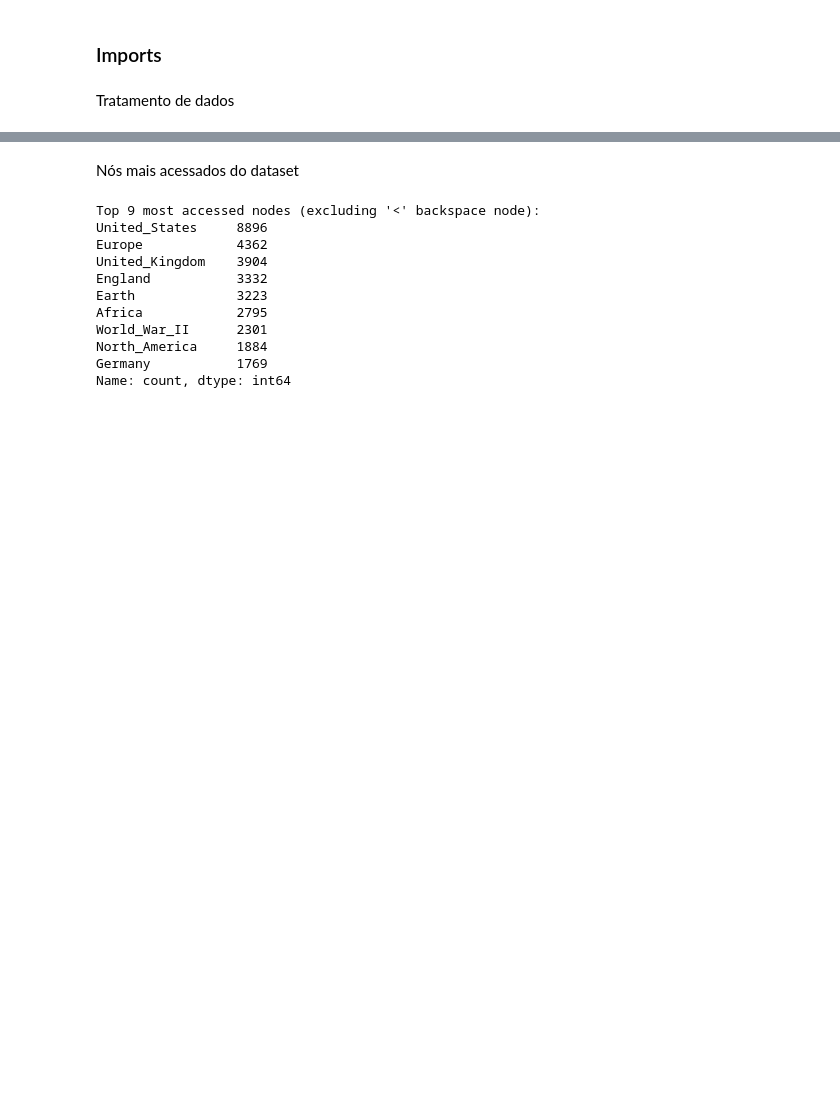
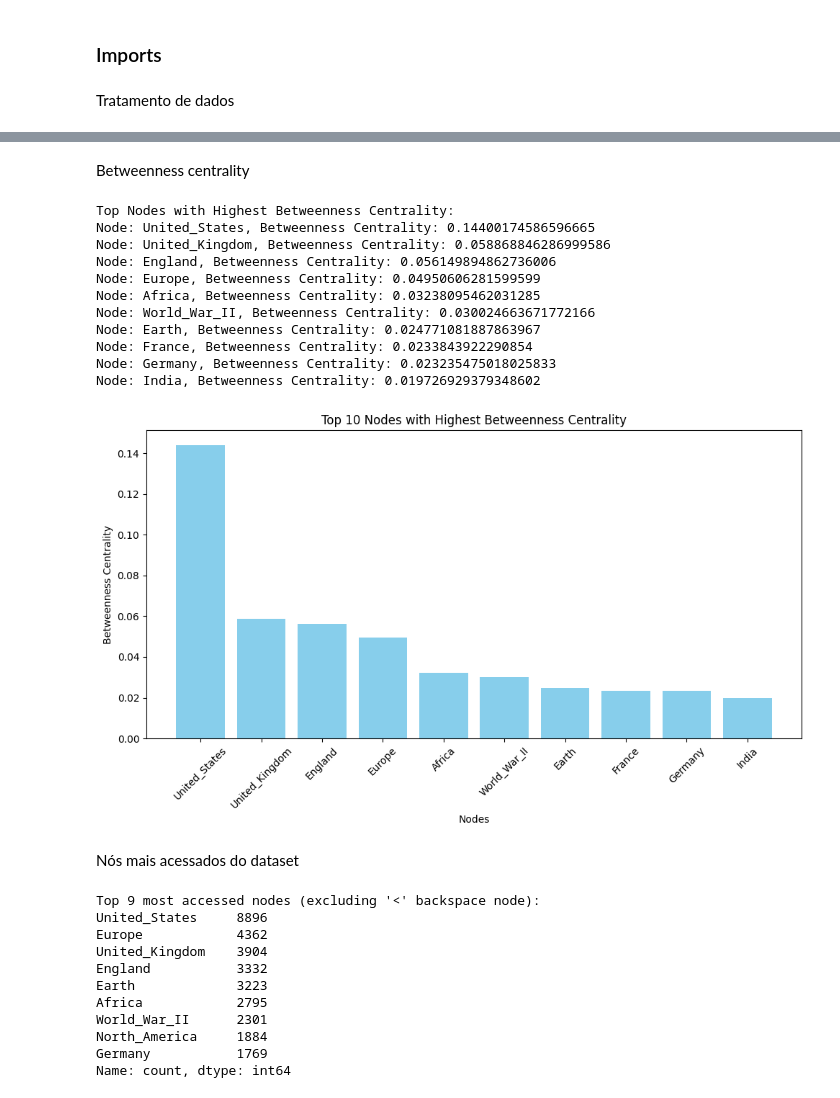
Before and after one commit to FredericoPrazeres/trabalhoADC, a Jupyter notebook: adc.ipynb, the cells around one changed output, grey strips where cells are left out. Drawn from its saved outputs; the diff is of its cells as text; code cells hidden in the pictures; blank space fills up the shorter version.

```diff
--- a/adc.ipynb
+++ b/adc.ipynb
@@ -16,3 +113,48 @@ all_paths = paths.iloc[:, 3].str.split(';')
+# %% [markdown]
+Betweenness centrality
+# %%
+# Calculate betweenness centrality
+betweenness = nx.betweenness_centrality(G)
+
+# Get the top nodes with the highest betweenness centrality
+top_nodes_betweenness = sorted(betweenness.items(), key=lambda x: x[1], reverse=True)[:10]
+
+# Display the top nodes with the highest betweenness centrality
+print("Top Nodes with Highest Betweenness Centrality:")
+for node, centrality in top_nodes_betweenness:
+    print(f"Node: {node}, Betweenness Centrality: {centrality}")
+
+
+
+# Get the top 10 nodes with the highest betweenness centrality
+top_10_betweenness = sorted(betweenness.items(), key=lambda x: x[1], reverse=True)[:10]
+
+# Extract node names and betweenness centrality for plotting
+nodes = [node[0] for node in top_10_betweenness]
+node_betweenness = [node[1] for node in top_10_betweenness]
+
+# Create histogram
+plt.figure(figsize=(10, 6))
+plt.bar(nodes, node_betweenness, color='skyblue')
+plt.xlabel('Nodes')
+plt.ylabel('Betweenness Centrality')
+plt.title('Top 10 Nodes with Highest Betweenness Centrality')
+plt.xticks(rotation=45)  # Rotate labels for better readability
+plt.tight_layout()
+plt.show()
+# %% [output]
+Top Nodes with Highest Betweenness Centrality:
+Node: United_States, Betweenness Centrality: 0.14400174586596665
+Node: United_Kingdom, Betweenness Centrality: 0.058868846286999586
+Node: England, Betweenness Centrality: 0.056149894862736006
+Node: Europe, Betweenness Centrality: 0.04950606281599599
+Node: Africa, Betweenness Centrality: 0.03238095462031285
+Node: World_War_II, Betweenness Centrality: 0.030024663671772166
+Node: Earth, Betweenness Centrality: 0.024771081887863967
+Node: France, Betweenness Centrality: 0.0233843922290854
+Node: Germany, Betweenness Centrality: 0.023235475018025833
+Node: India, Betweenness Centrality: 0.019726929379348602
+[figure, added]
 # %% [markdown]
 Nós mais acessados do dataset
 # %%
```
Also changed, not shown: parts of 6 cells of this notebook, 15 other files.
